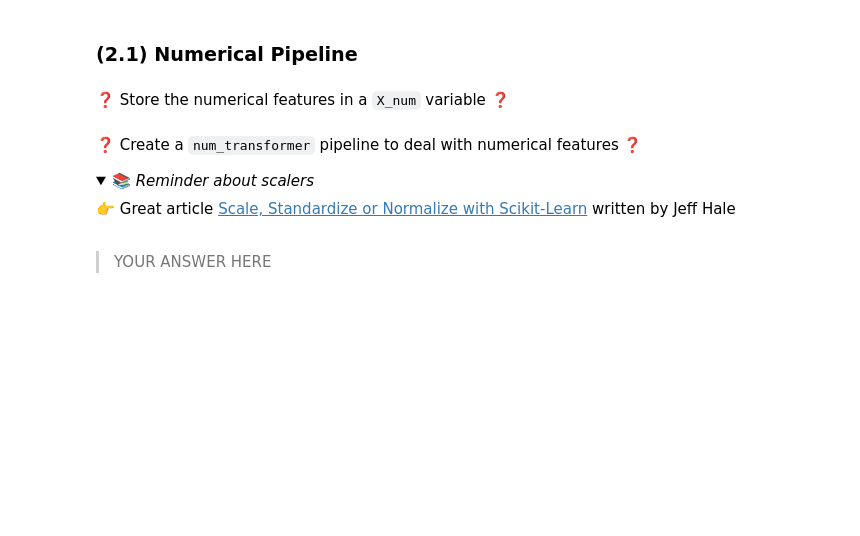
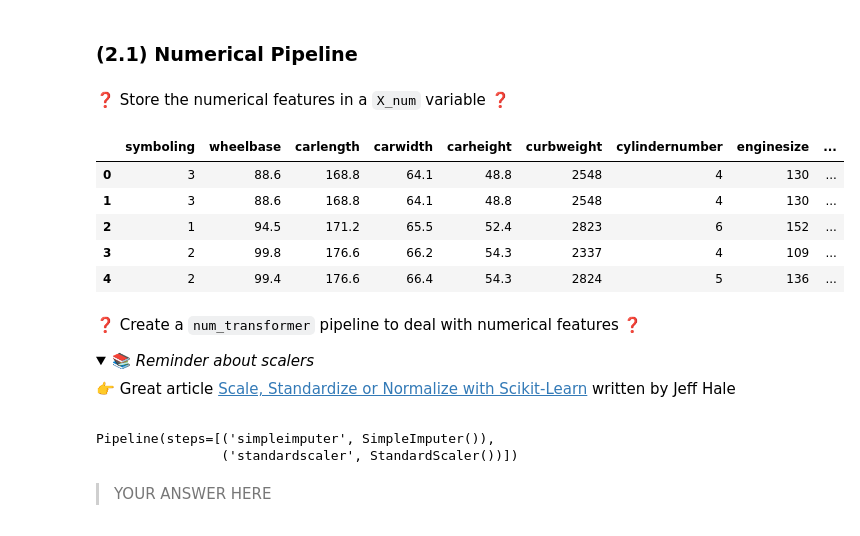
Before and after one commit to LeonMichel96/data-cars_pipeline, a Jupyter notebook: cars_dataset_full_pipeline.ipynb, the cells around one changed output. Drawn from its saved outputs; the diff is of its cells as text; code cells hidden in the pictures; folded sections open; blank space fills up the shorter version.

Commit message:
pipeline challenge finished

```diff
--- a/cars_dataset_full_pipeline.ipynb
+++ b/cars_dataset_full_pipeline.ipynb
@@ -319,3 +332,13 @@ from sklearn.preprocessing import OneHotEncoder
+# %%
+X_num = X.select_dtypes(exclude='object')
+X_num.head()
+# %% [output]
+|  | symboling | wheelbase | carlength | carwidth | carheight | curbweight | cylindernumber | enginesize | ... |
+| 0 | 3 | 88.6 | 168.8 | 64.1 | 48.8 | 2548 | 4 | 130 | ... |
+| 1 | 3 | 88.6 | 168.8 | 64.1 | 48.8 | 2548 | 4 | 130 | ... |
+| 2 | 1 | 94.5 | 171.2 | 65.5 | 52.4 | 2823 | 6 | 152 | ... |
+| 3 | 2 | 99.8 | 176.6 | 66.2 | 54.3 | 2337 | 4 | 109 | ... |
+| 4 | 2 | 99.4 | 176.6 | 66.4 | 54.3 | 2824 | 5 | 136 | ... |
 # %% [markdown]
 ❓ Create a `num_transformer` pipeline to deal with numerical features ❓
 <details>
@@ -324,6 +347,12 @@ from sklearn.preprocessing import OneHotEncoder
 👉 Great article <a href="https://towardsdatascience.com/scale-standardize-or-normalize-with-scikit-learn-6ccc7d176a02">Scale, Standardize or Normalize with Scikit-Learn</a> written by Jeff Hale
 
 </details>
+# %%
+num_trannsformer = make_pipeline(SimpleImputer(strategy='mean'), StandardScaler())
+num_trannsformer
+# %% [output]
+Pipeline(steps=[('simpleimputer', SimpleImputer()),
+                ('standardscaler', StandardScaler())])
 # %% [markdown]
 > YOUR ANSWER HERE
 # %% [markdown]
```
Also changed, not shown: parts of 24 cells of this notebook.
